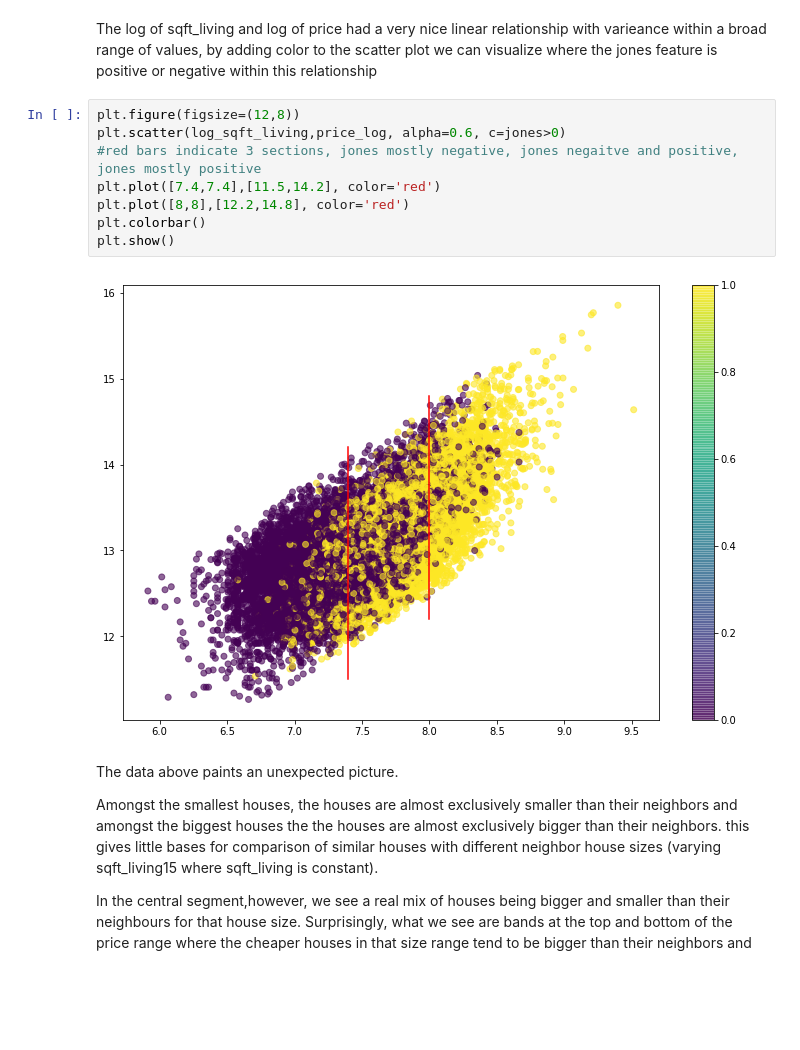
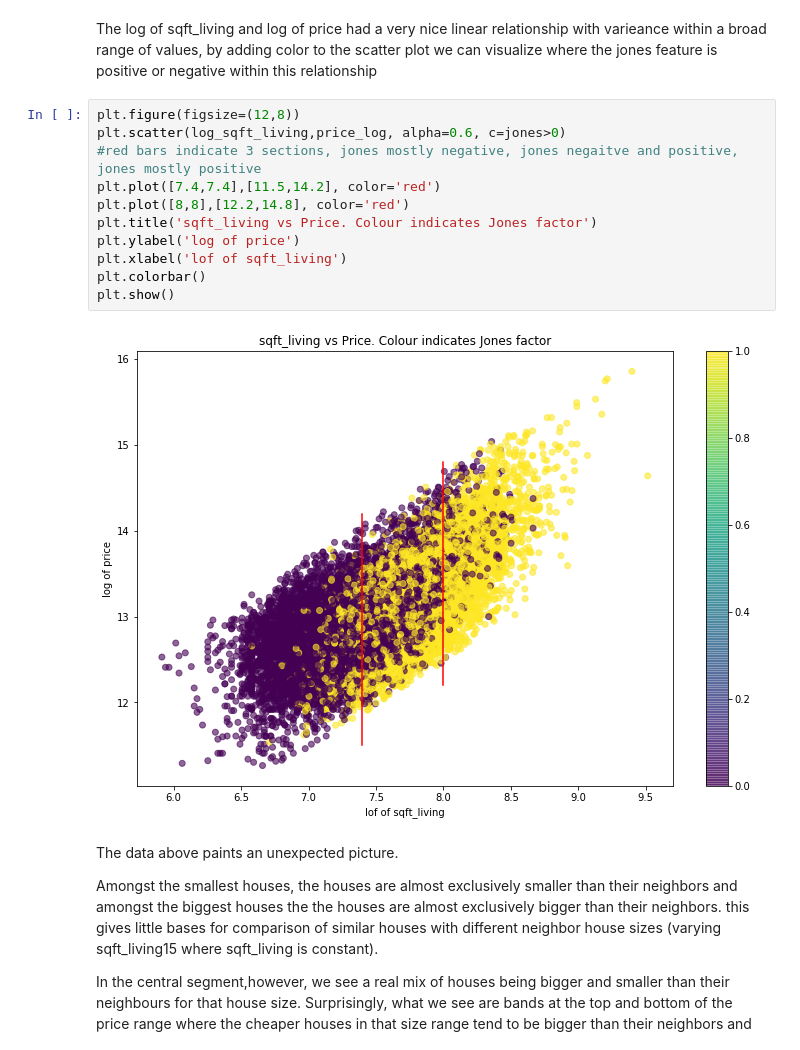
Before and after one commit to ktzioumis/Kings-County-Housing-Prices, a Jupyter notebook: student.ipynb, the cells around one changed output. Drawn from its saved outputs; the diff is of its cells as text; blank space fills up the shorter version.

```diff
--- a/student.ipynb
+++ b/student.ipynb
@@ -796,13 +792,16 @@ The log of sqft_living and log of price had a very nice linear relationship with
 # %%
 plt.figure(figsize=(12,8))
 plt.scatter(log_sqft_living,price_log, alpha=0.6, c=jones>0)
 #red bars indicate 3 sections, jones mostly negative, jones negaitve and positive, jones mostly positive
 plt.plot([7.4,7.4],[11.5,14.2], color='red')
 plt.plot([8,8],[12.2,14.8], color='red')
+plt.title('sqft_living vs Price. Colour indicates Jones factor')
+plt.ylabel('log of price')
+plt.xlabel('lof of sqft_living')
 plt.colorbar()
 plt.show()
 # %% [output]
-[figure, old version]
+[figure, new version]
 # %% [markdown]
 The data above paints an unexpected picture.
 
```
Also changed, not shown: parts of 26 cells of this notebook, 8 other files.
